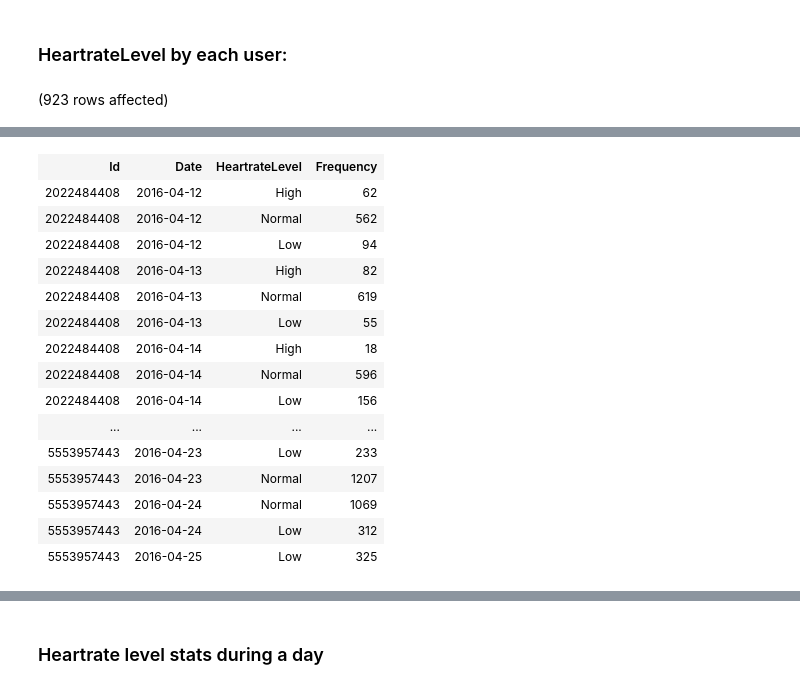
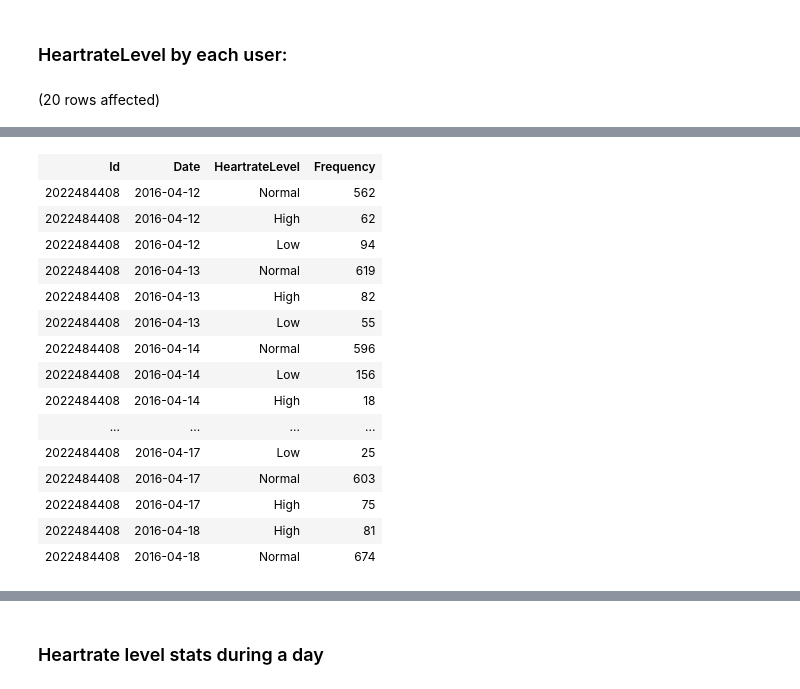
Before and after one commit to spilltheteaboy/belabeat, a Jupyter notebook: BellabeatSQL.ipynb, the cells around one changed output, grey strips where cells are left out. Cells and saved outputs as stored; diff of their text form; code cells hidden in the pictures.

```diff
--- a/BellabeatSQL.ipynb
+++ b/BellabeatSQL.ipynb
@@ -931,7 +931,7 @@ Total execution time: 00:00:00.540
 ### HeartrateLevel by each user:
 # %%
 -- daily heartrate level stats by each user
-SELECT
+SELECT TOP 20
     Id,
     Date,
     HeartrateLevel,
@@ -940,4 +940,4 @@ FROM heartrateMinutes
 GROUP BY Id, Date, HeartrateLevel
 ORDER BY Id, Date;
 # %% [output]
-(923 rows affected)
+(20 rows affected)
@@ -945,18 +945,18 @@ Total execution time: 00:00:00.548
 | Id | Date | HeartrateLevel | Frequency |
+| 2022484408 | 2016-04-12 | Normal | 562 |
 | 2022484408 | 2016-04-12 | High | 62 |
-| 2022484408 | 2016-04-12 | Normal | 562 |
 | 2022484408 | 2016-04-12 | Low | 94 |
+| 2022484408 | 2016-04-13 | Normal | 619 |
 | 2022484408 | 2016-04-13 | High | 82 |
-| 2022484408 | 2016-04-13 | Normal | 619 |
 | 2022484408 | 2016-04-13 | Low | 55 |
-| 2022484408 | 2016-04-14 | High | 18 |
 | 2022484408 | 2016-04-14 | Normal | 596 |
 | 2022484408 | 2016-04-14 | Low | 156 |
+| 2022484408 | 2016-04-14 | High | 18 |
 | ... | ... | ... | ... |
-| 5553957443 | 2016-04-23 | Low | 233 |
-| 5553957443 | 2016-04-23 | Normal | 1207 |
-| 5553957443 | 2016-04-24 | Normal | 1069 |
-| 5553957443 | 2016-04-24 | Low | 312 |
-| 5553957443 | 2016-04-25 | Low | 325 |
+| 2022484408 | 2016-04-17 | Low | 25 |
+| 2022484408 | 2016-04-17 | Normal | 603 |
+| 2022484408 | 2016-04-17 | High | 75 |
+| 2022484408 | 2016-04-18 | High | 81 |
+| 2022484408 | 2016-04-18 | Normal | 674 |
 # %%
 -- total  heartrate stats by each user
```
Also changed, not shown: parts of 10 cells of this notebook.
